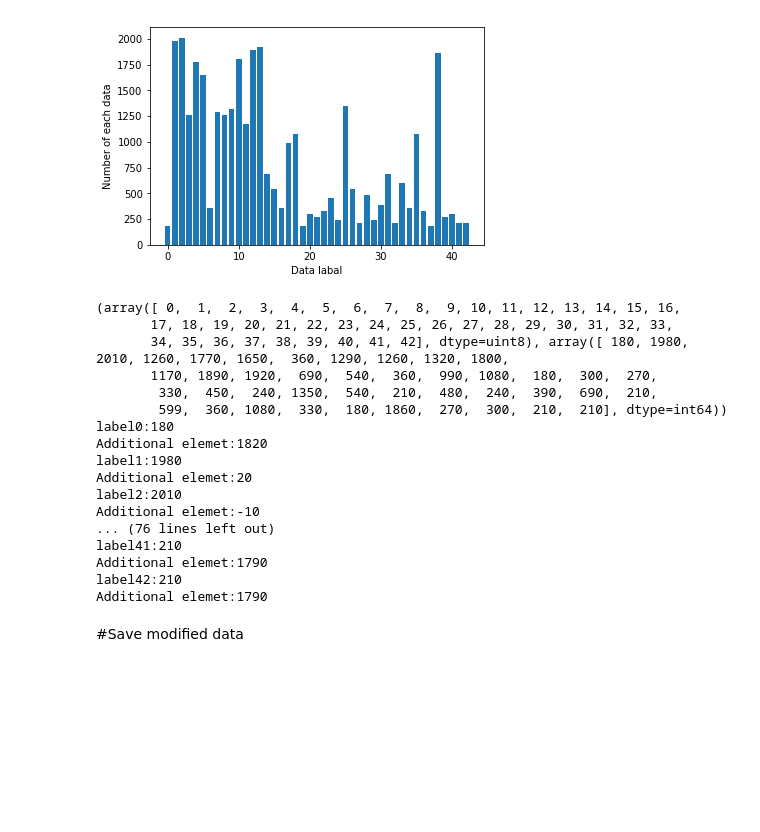
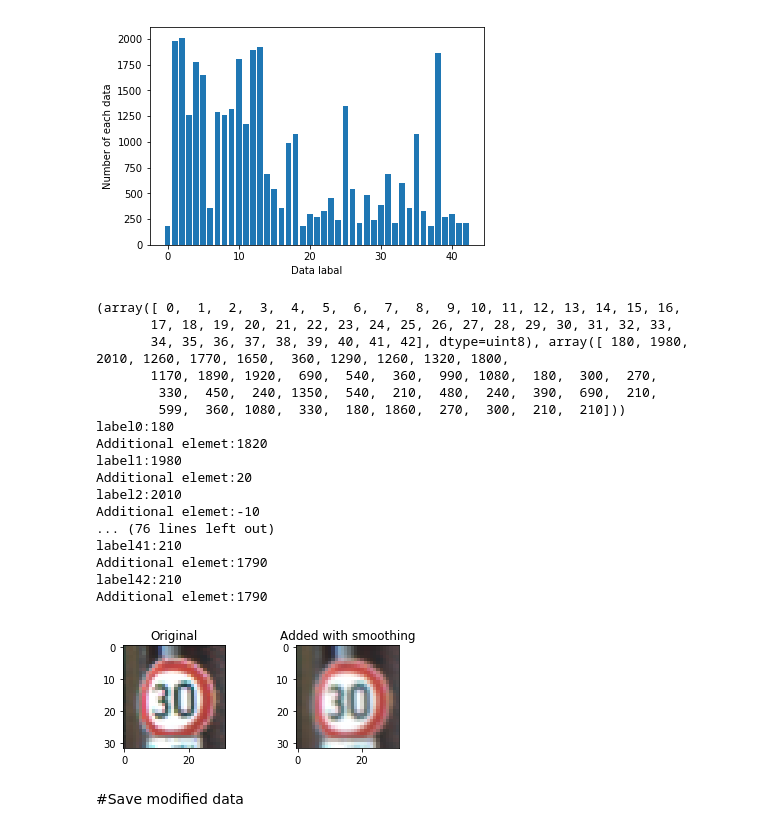
Before and after one commit to GinYoshida/Udacity_CarND_P2_TrafficSignClassifier, a Jupyter notebook: Traffic_Sign_Classifier.ipynb, the cells around one changed output. Cells and saved outputs as stored; diff of their text form; code cells hidden in the pictures; blank space fills up the shorter version.

```diff
--- a/Traffic_Sign_Classifier.ipynb
+++ b/Traffic_Sign_Classifier.ipynb
@@ -198,10 +190,10 @@ print(temp_graf_data)
 for i in temp_graf_data[0]:
     print('label' + str(i) + ':' + str(temp_graf_data[1][i]))
     print('Additional elemet:' + str(2000 - temp_graf_data[1][i]))
-    if 1500 > temp_graf_data[1][i]:
-        for ii in range(1500 - temp_graf_data[1][i]):
+    if 2000 > temp_graf_data[1][i]:
+        for ii in range(2000 - temp_graf_data[1][i]):
             img = showimg(i)
-            ave_value = np.random.randint(2,5)
+            ave_value = np.random.randint(2,3)
             average_square = (ave_value,ave_value)
             mod_img = cv2.blur(X_test[img], average_square)
             y_train = np.append(y_train,i)
@@ -214,7 +206,7 @@ for i in temp_graf_data[0]:
        34, 35, 36, 37, 38, 39, 40, 41, 42], dtype=uint8), array([ 180, 1980, 2010, 1260, 1770, 1650,  360, 1290, 1260, 1320, 1800,
        1170, 1890, 1920,  690,  540,  360,  990, 1080,  180,  300,  270,
         330,  450,  240, 1350,  540,  210,  480,  240,  390,  690,  210,
-        599,  360, 1080,  330,  180, 1860,  270,  300,  210,  210], dtype=int64))
+        599,  360, 1080,  330,  180, 1860,  270,  300,  210,  210]))
 label0:180
 Additional elemet:1820
 label1:1980
@@ -226,6 +218,23 @@ label41:210
 Additional elemet:1790
 label42:210
 Additional elemet:1790
+# %%
+##Show example of conversion
+
+ave_value = np.random.randint(2,5)
+average_square = (ave_value,ave_value)
+mod_img = cv2.blur(X_test[1], average_square)
+
+fig = plt.figure(figsize=(15, 20))
+ax1 = fig.add_subplot(9,5,1)
+ax1.imshow(X_test[1])
+ax1.set_title("Original")
+ax2 = fig.add_subplot(9,5,2)
+ax2.imshow(mod_img)
+ax2.set_title("Added with smoothing")
+plt.show()
+# %% [output]
+[figure, added]
 # %% [markdown]
 #Save modified data
 # %%
```
Also changed, not shown: parts of 16 cells of this notebook, 8 other files.
